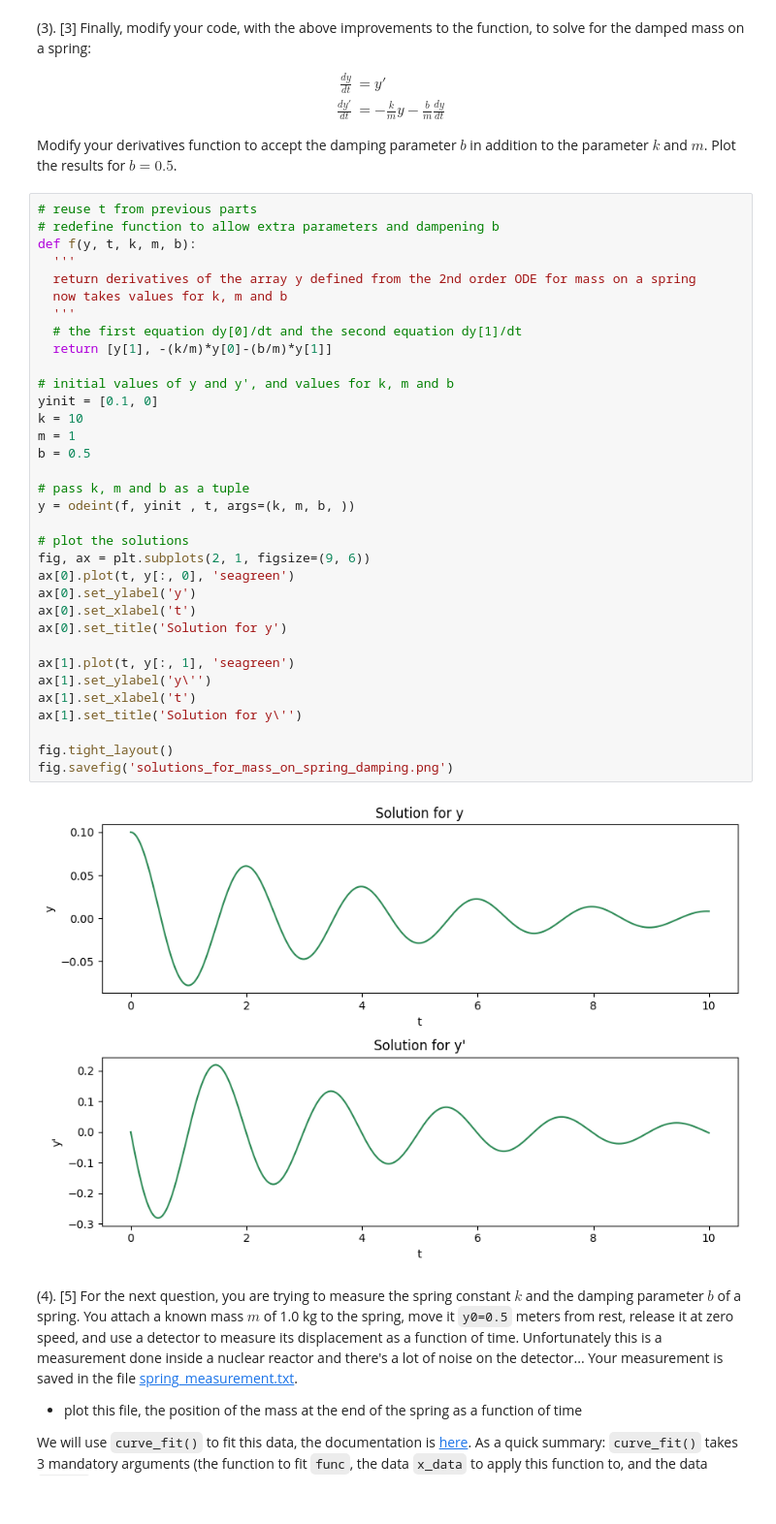
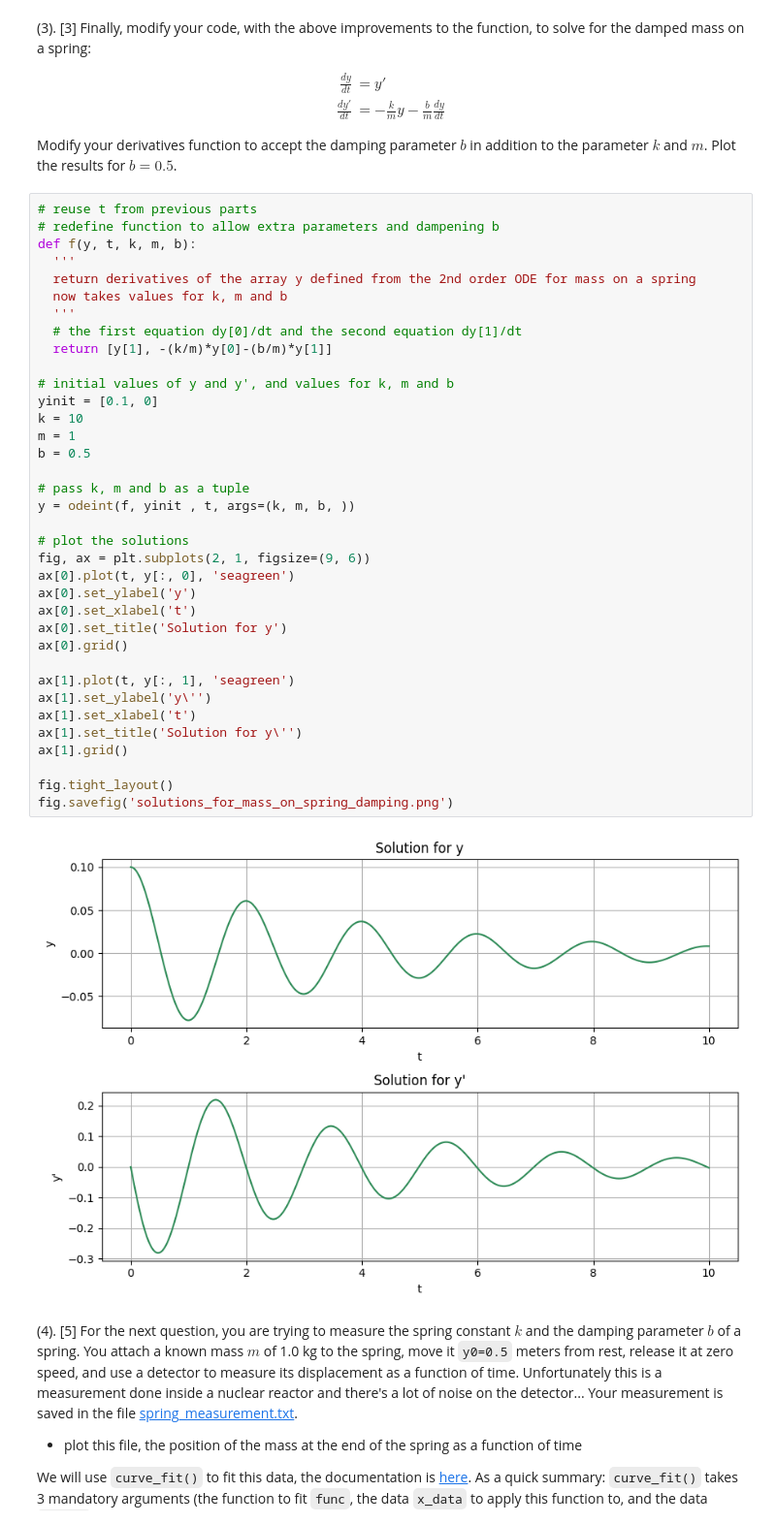
Before and after one commit to PX2145-2025/week-8-b-Ridge-Ewan-313, a Jupyter notebook: ODEs.ipynb, the cells around one changed output. Shown at 97% size. Drawn from its saved outputs; the diff is of its cells as text.

```diff
--- a/ODEs.ipynb
+++ b/ODEs.ipynb
@@ -300,34 +305,36 @@ def f(y, t, k, m, b):
   return derivatives of the array y defined from the 2nd order ODE for mass on a spring
   now takes values for k, m and b
   '''
   # the first equation dy[0]/dt and the second equation dy[1]/dt
   return [y[1], -(k/m)*y[0]-(b/m)*y[1]]
 
 # initial values of y and y', and values for k, m and b
 yinit = [0.1, 0]
 k = 10
 m = 1
 b = 0.5
 
 # pass k, m and b as a tuple
 y = odeint(f, yinit , t, args=(k, m, b, ))
 
 # plot the solutions
 fig, ax = plt.subplots(2, 1, figsize=(9, 6))
 ax[0].plot(t, y[:, 0], 'seagreen')
 ax[0].set_ylabel('y')
 ax[0].set_xlabel('t')
 ax[0].set_title('Solution for y')
+ax[0].grid()
 
 ax[1].plot(t, y[:, 1], 'seagreen')
 ax[1].set_ylabel('y\'')
 ax[1].set_xlabel('t')
 ax[1].set_title('Solution for y\'')
+ax[1].grid()
 
 fig.tight_layout()
 fig.savefig('solutions_for_mass_on_spring_damping.png')
 # %% [output]
-[figure, old version]
+[figure, new version]
 # %% [markdown]
 (4). [5] For the next question, you are trying to measure the spring constant $k$ and the damping parameter $b$ of a spring. You attach a known mass $m$ of 1.0 kg to the spring, move it `y0=0.5` meters from rest, release it at zero speed, and use a detector to measure its displacement as a function of time. Unfortunately this is a measurement done inside a nuclear reactor and there's a lot of noise on the detector... Your measurement is saved in the file [spring_measurement.txt](https://raw.githubusercontent.com/PX2134/data/master/week8/spring_measurement.txt).
 
```
Also changed, not shown: parts of 6 cells of this notebook.
